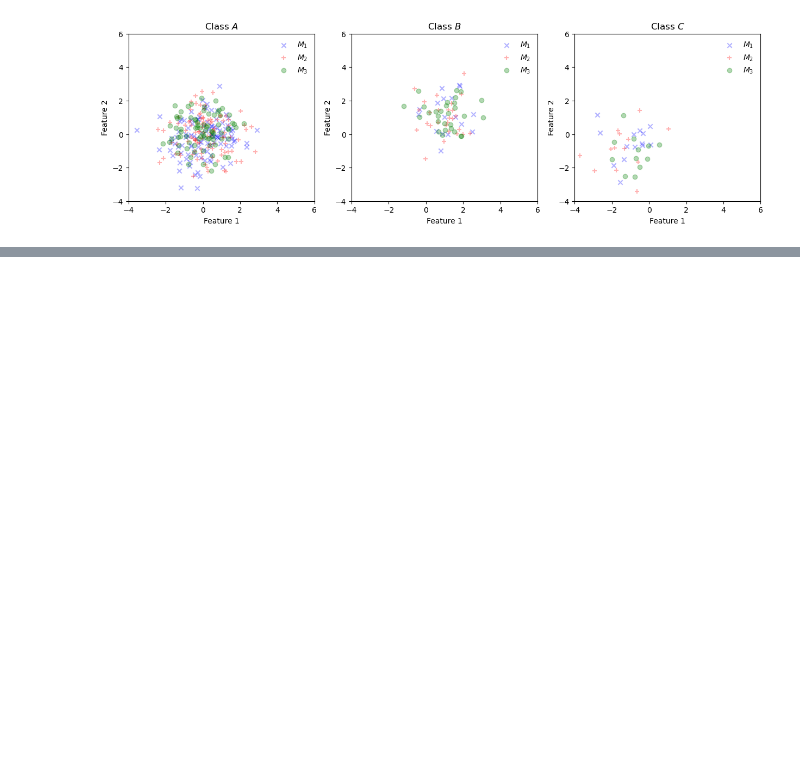
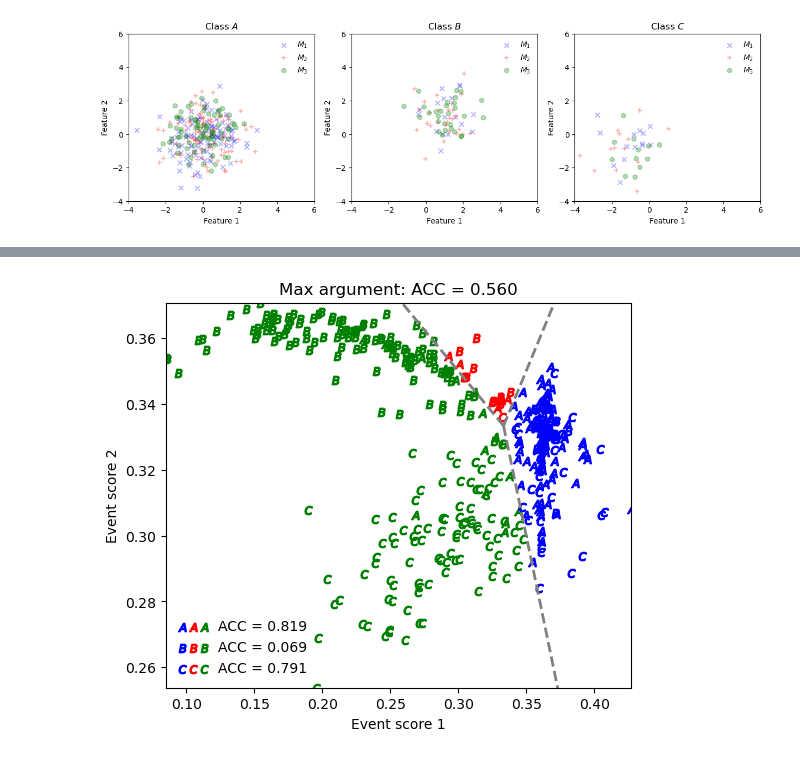
Before and after one commit to r10222035/CWoLa, a Jupyter notebook: CWoLa_multi-class.ipynb, the cells around one changed output, grey strips where cells are left out. Saved outputs shown, nothing was run; the diff lists cells and outputs as text; code cells hidden in the pictures; blank space fills up the shorter version.

```diff
--- a/CWoLa_multi-class.ipynb
+++ b/CWoLa_multi-class.ipynb
@@ -540,3 +469,8 @@ Testing Loss = 1.04, Testing Accuracy = 0.509
+# %%
+save_path = f'./figures/multi-class_testing_data_predict-{case_name}-maxarg.pdf'
+plot_predict_results(y_test, y_test_predict, y_test_predict.argmax(axis=1), title='Max argument', save_path=save_path)
+# %% [output]
+[figure, added]
 # %%
 kmeans = KMeans(n_clusters=3, random_state=45)
 kmeans.fit(y_test_predict)
```
Also changed, not shown: parts of 6 cells of this notebook, 6 other files.
